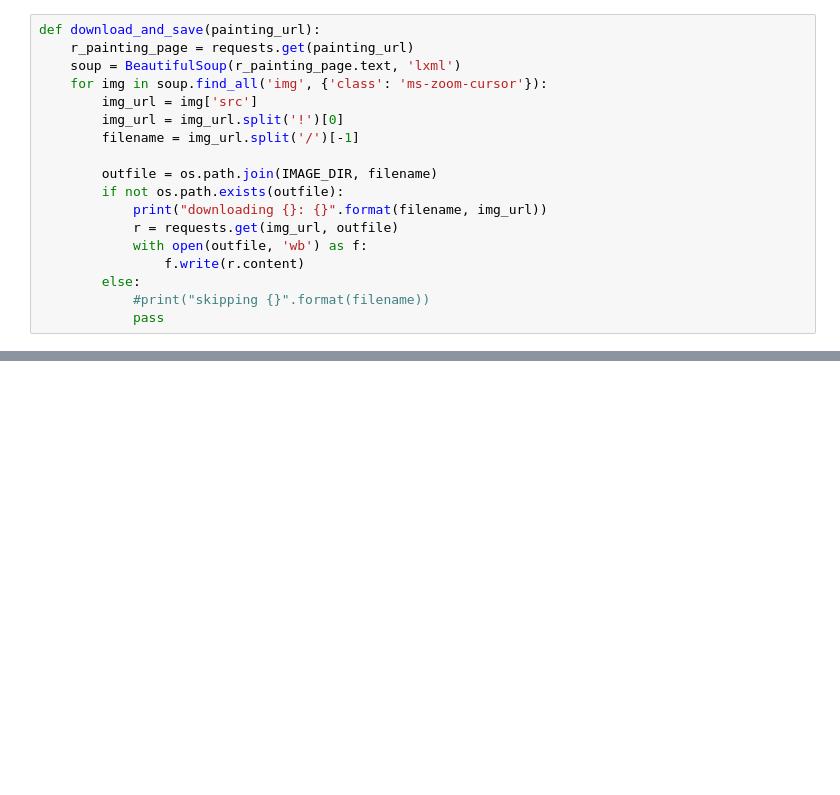
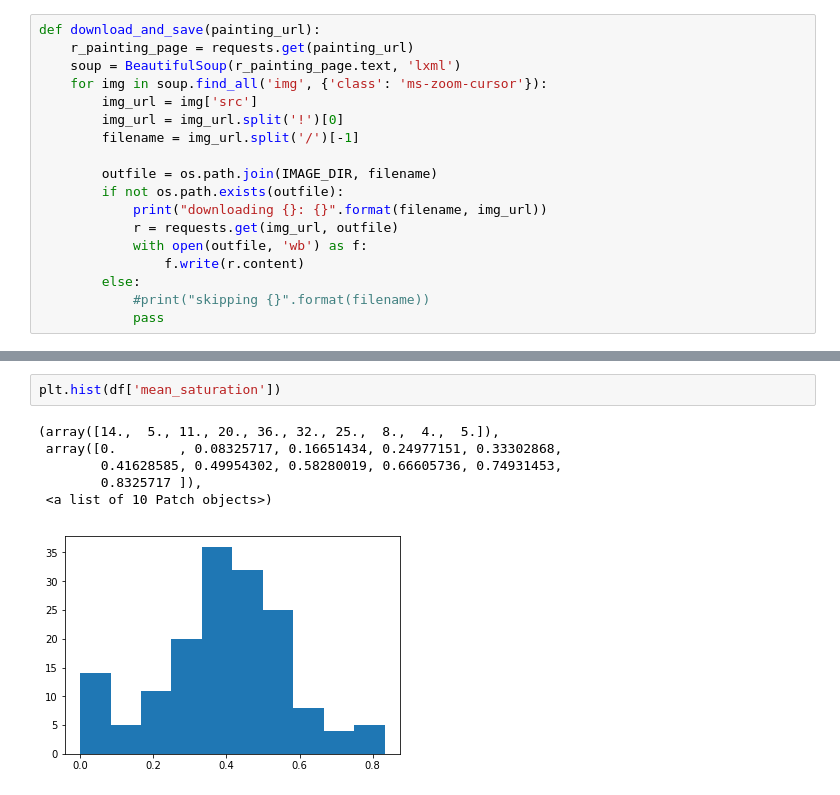
Before and after one commit to ucsd-dsc-arts/dsc160-midterm-group19, a Jupyter notebook: code/Cameron S/Cameron S Beksinski Notebook.ipynb, the cells around one changed output, grey strips where cells are left out. Saved outputs shown, nothing was run; the diff lists cells and outputs as text; blank space fills up the shorter version.

```diff
--- a/code/Cameron S/Cameron S Beksinski Notebook.ipynb
+++ b/code/Cameron S/Cameron S Beksinski Notebook.ipynb
@@ -77,0 +148,9 @@ KeyboardInterrupt:
+# %%
+plt.hist(df['mean_saturation'])
+# %% [output]
+(array([14.,  5., 11., 20., 36., 32., 25.,  8.,  4.,  5.]),
+ array([0.        , 0.08325717, 0.16651434, 0.24977151, 0.33302868,
+        0.41628585, 0.49954302, 0.58280019, 0.66605736, 0.74931453,
+        0.8325717 ]),
+ <a list of 10 Patch objects>)
+[figure, added]
```
Also changed, not shown: parts of 27 cells of this notebook.
